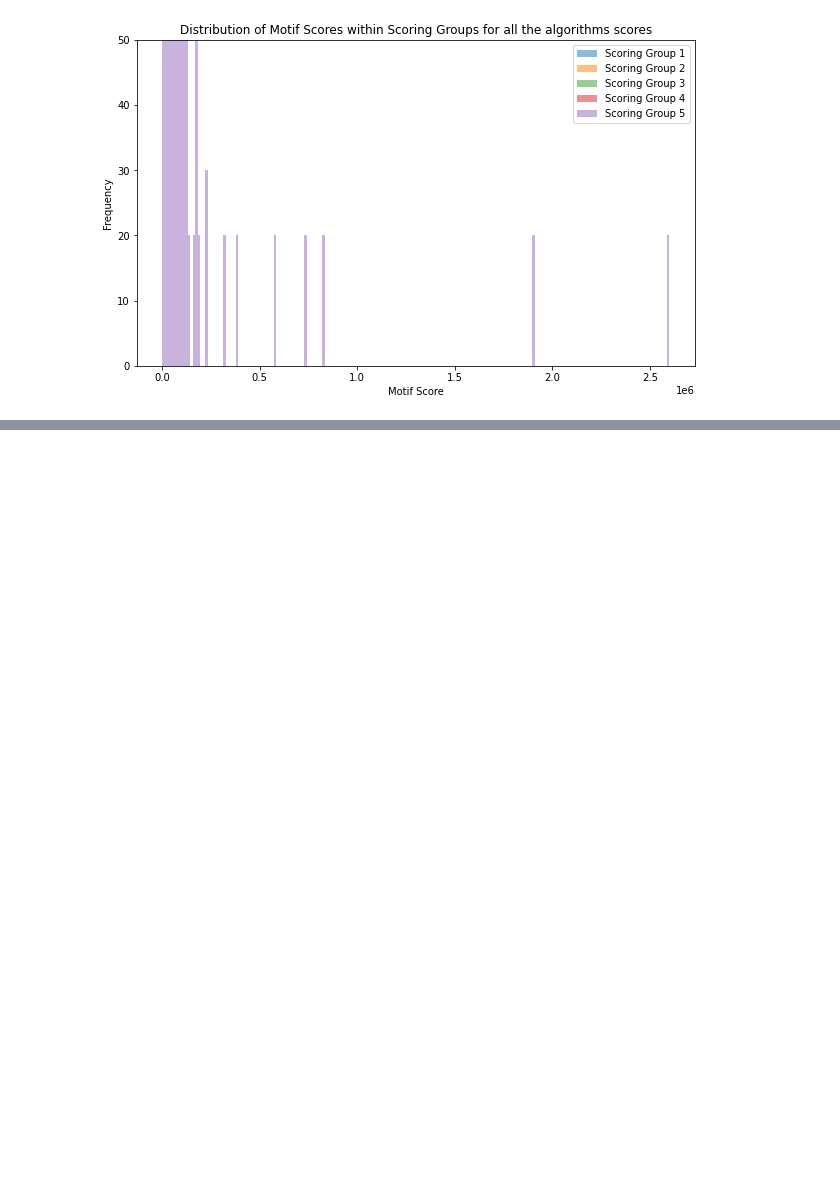
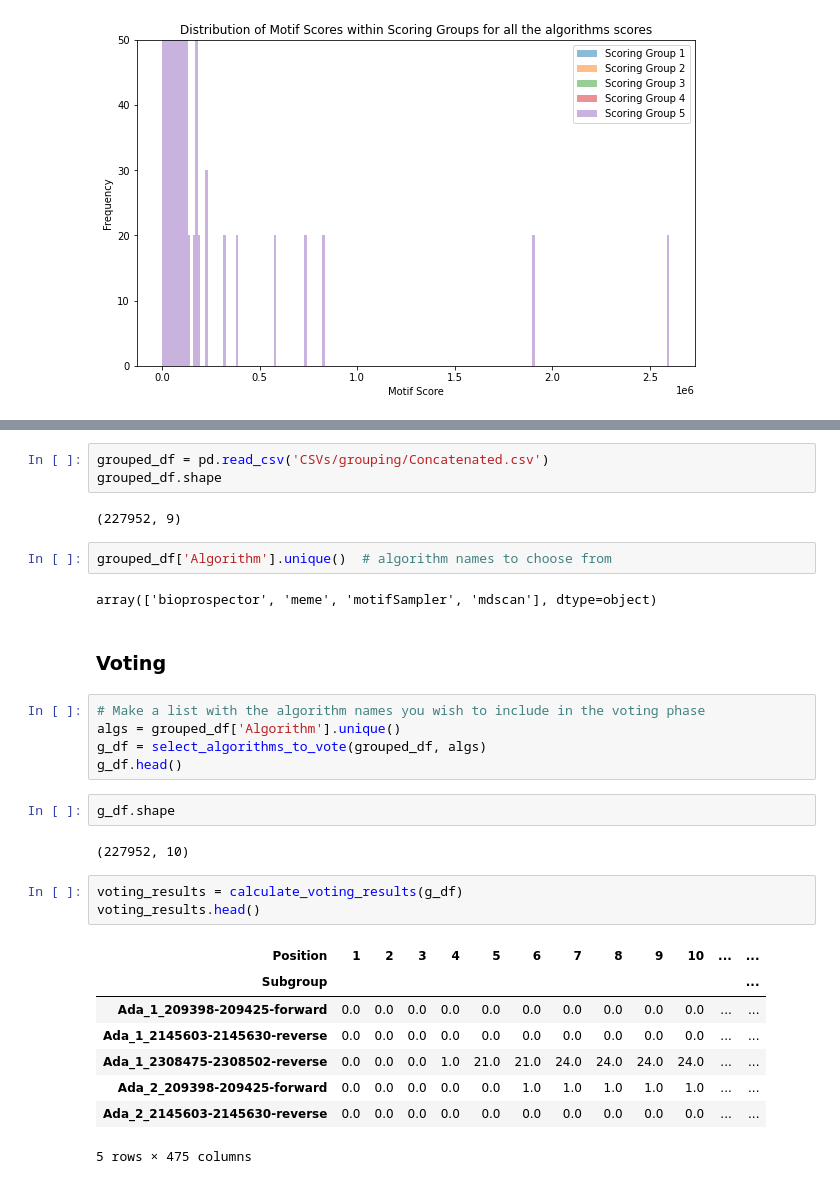
Before and after one commit to SpyrosAlvanakis/Molecular_Algorithms_project, a Jupyter notebook: Run_EMD_Pipeline.ipynb, the cells around one changed output, grey strips where cells are left out. Drawn from its saved outputs; the diff is of its cells as text; blank space fills up the shorter version.

```diff
--- a/Run_EMD_Pipeline.ipynb
+++ b/Run_EMD_Pipeline.ipynb
@@ -198,0 +203,32 @@ plt.show()
+# %%
+grouped_df = pd.read_csv('CSVs/grouping/Concatenated.csv')
+grouped_df.shape
+# %% [output]
+(227952, 9)
+# %%
+grouped_df['Algorithm'].unique()  # algorithm names to choose from
+# %% [output]
+array(['bioprospector', 'meme', 'motifSampler', 'mdscan'], dtype=object)
+# %% [markdown]
+### Voting
+# %%
+# Make a list with the algorithm names you wish to include in the voting phase
+algs = grouped_df['Algorithm'].unique()
+g_df = select_algorithms_to_vote(grouped_df, algs)
+g_df.head()
+# %%
+g_df.shape
+# %% [output]
+(227952, 10)
+# %%
+voting_results = calculate_voting_results(g_df)
+voting_results.head()
+# %% [output]
+| Position | 1 | 2 | 3 | 4 | 5 | 6 | 7 | 8 | 9 | 10 | ... | ... |
+| Subgroup |  |  |  |  |  |  |  |  |  |  |  | ... |
+| Ada_1_209398-209425-forward | 0.0 | 0.0 | 0.0 | 0.0 | 0.0 | 0.0 | 0.0 | 0.0 | 0.0 | 0.0 | ... | ... |
+| Ada_1_2145603-2145630-reverse | 0.0 | 0.0 | 0.0 | 0.0 | 0.0 | 0.0 | 0.0 | 0.0 | 0.0 | 0.0 | ... | ... |
+| Ada_1_2308475-2308502-reverse | 0.0 | 0.0 | 0.0 | 1.0 | 21.0 | 21.0 | 24.0 | 24.0 | 24.0 | 24.0 | ... | ... |
+| Ada_2_209398-209425-forward | 0.0 | 0.0 | 0.0 | 0.0 | 0.0 | 1.0 | 1.0 | 1.0 | 1.0 | 1.0 | ... | ... |
+| Ada_2_2145603-2145630-reverse | 0.0 | 0.0 | 0.0 | 0.0 | 0.0 | 0.0 | 0.0 | 0.0 | 0.0 | 0.0 | ... | ... |
+5 rows × 475 columns
```
Also changed, not shown: parts of 11 cells of this notebook, 1 other file.
